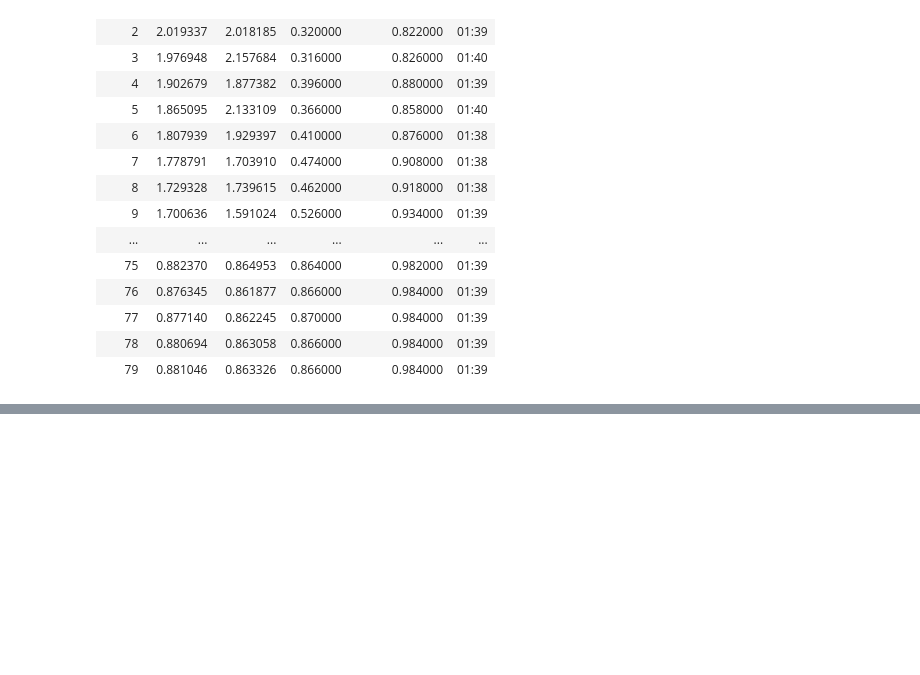
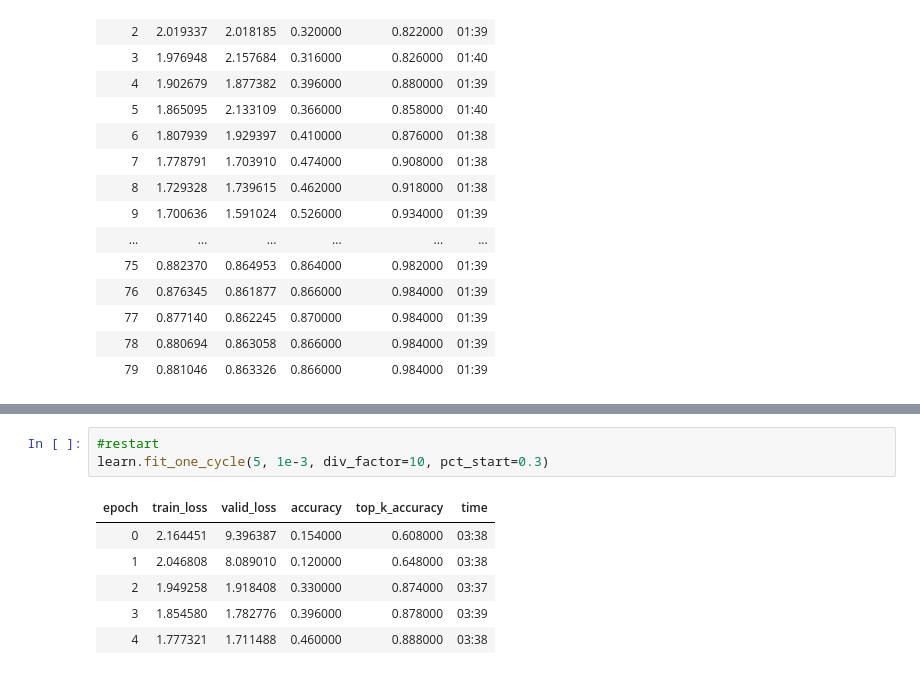
Before and after one commit to sdoria/EfficientNet, a Jupyter notebook: Imagewoof from scratch.ipynb, the cells around one changed output, grey strips where cells are left out. Drawn from its saved outputs; the diff is of its cells as text; blank space fills up the shorter version.

```diff
--- a/Imagewoof from scratch.ipynb
+++ b/Imagewoof from scratch.ipynb
@@ -132,0 +146,10 @@ learn.fit_one_cycle(80, 1e-3, div_factor=10, pct_start=0.3)
+# %%
+#restart
+learn.fit_one_cycle(5, 1e-3, div_factor=10, pct_start=0.3)
+# %% [output]
+| epoch | train_loss | valid_loss | accuracy | top_k_accuracy | time |
+| 0 | 2.164451 | 9.396387 | 0.154000 | 0.608000 | 03:38 |
+| 1 | 2.046808 | 8.089010 | 0.120000 | 0.648000 | 03:38 |
+| 2 | 1.949258 | 1.918408 | 0.330000 | 0.874000 | 03:37 |
+| 3 | 1.854580 | 1.782776 | 0.396000 | 0.878000 | 03:39 |
+| 4 | 1.777321 | 1.711488 | 0.460000 | 0.888000 | 03:38 |
```
Also changed, not shown: parts of 13 cells of this notebook.
